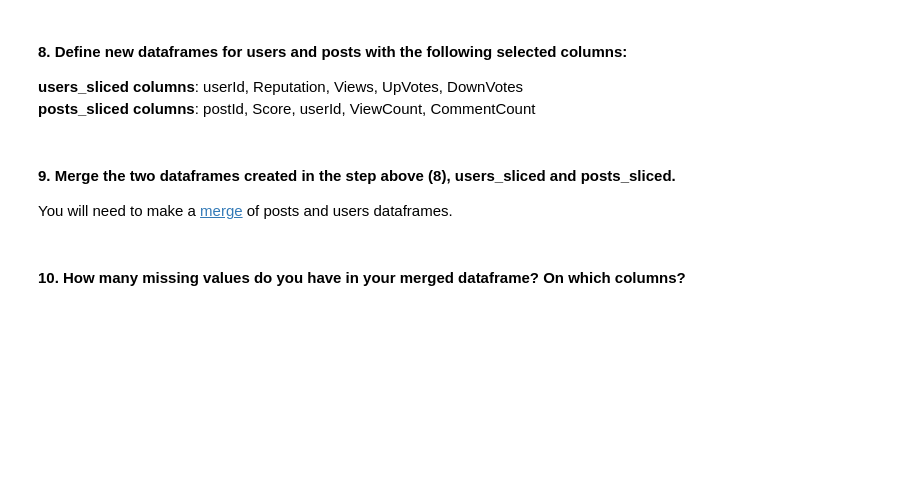
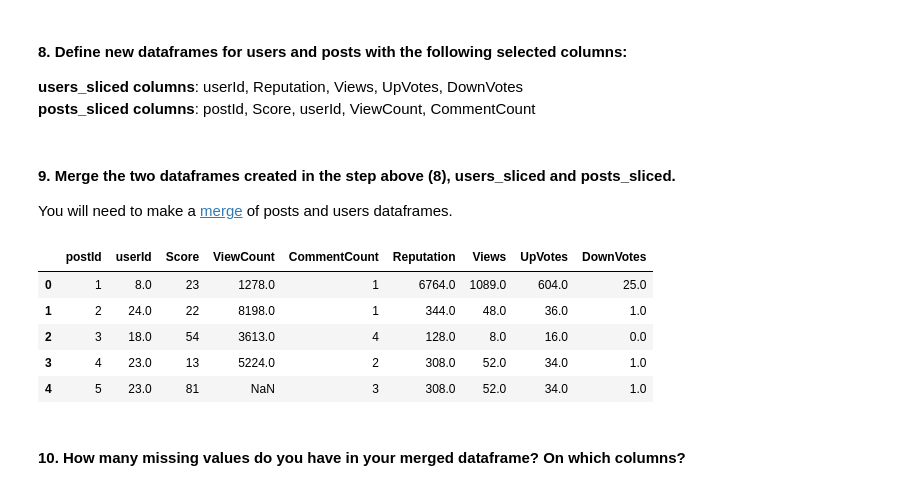
Before and after one commit to ta-data-bcn/lab-data-cleaning, a Jupyter notebook: your-code/main.ipynb, the cells around one changed output. Drawn from its saved outputs; the diff is of its cells as text; code cells hidden in the pictures; blank space fills up the shorter version.

```diff
--- a/your-code/main.ipynb
+++ b/your-code/main.ipynb
@@ -11,2 +30,5 @@
 # %% [markdown]
 #### 5. Rename Id column to userId.
+# %%
+users_clean = users.drop('Unnamed: 0', axis = 1)
+users_clean.head()
@@ -16,0 +67,3 @@
+# %%
+posts_clean = posts.rename(columns = {'PostId': 'postId'}).drop('Unnamed: 0', axis = 1)
+posts_clean.head()
@@ -21,5 +81,15 @@
 # %% [markdown]
 #### 9. Merge the two dataframes created in the step above (8), users_sliced and posts_sliced.
 You will need to make a [merge](https://pandas.pydata.org/pandas-docs/stable/generated/pandas.DataFrame.merge.html) of posts and users dataframes.
+# %%
+merged = posts_clean.merge(right=users_clean, how='left', on='userId')
+merged.head()
+# %% [output]
+|  | postId | userId | Score | ViewCount | CommentCount | Reputation | Views | UpVotes | DownVotes |
+| 0 | 1 | 8.0 | 23 | 1278.0 | 1 | 6764.0 | 1089.0 | 604.0 | 25.0 |
+| 1 | 2 | 24.0 | 22 | 8198.0 | 1 | 344.0 | 48.0 | 36.0 | 1.0 |
+| 2 | 3 | 18.0 | 54 | 3613.0 | 4 | 128.0 | 8.0 | 16.0 | 0.0 |
+| 3 | 4 | 23.0 | 13 | 5224.0 | 2 | 308.0 | 52.0 | 34.0 | 1.0 |
+| 4 | 5 | 23.0 | 81 | NaN | 3 | 308.0 | 52.0 | 34.0 | 1.0 |
 # %% [markdown]
 #### 10. How many missing values do you have in your merged dataframe? On which columns?
```
Also changed, not shown: parts of 9 cells of this notebook, 2 other files.
